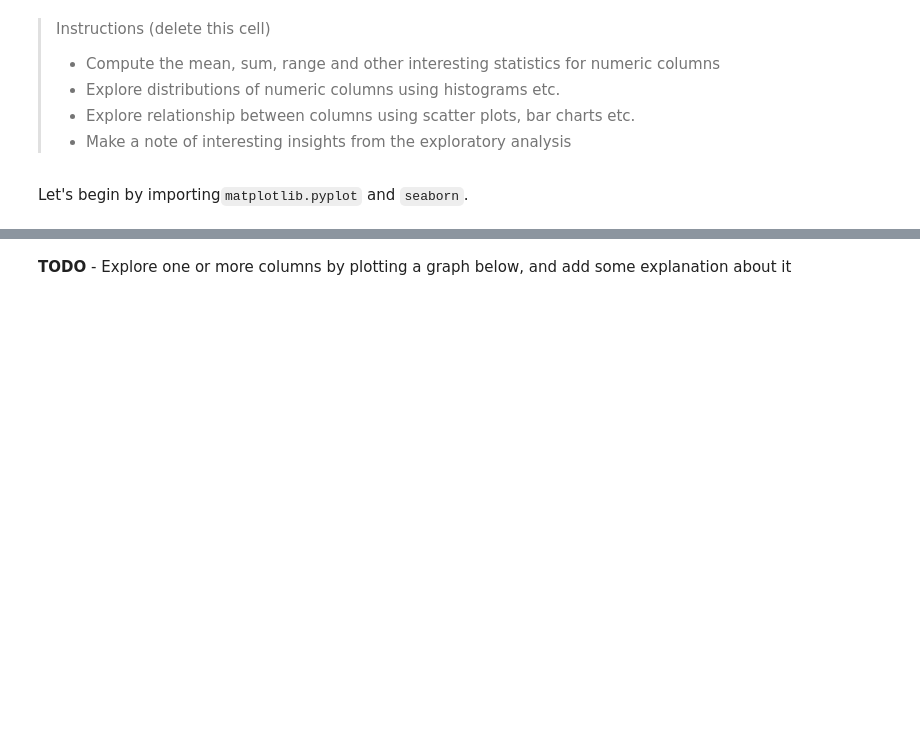
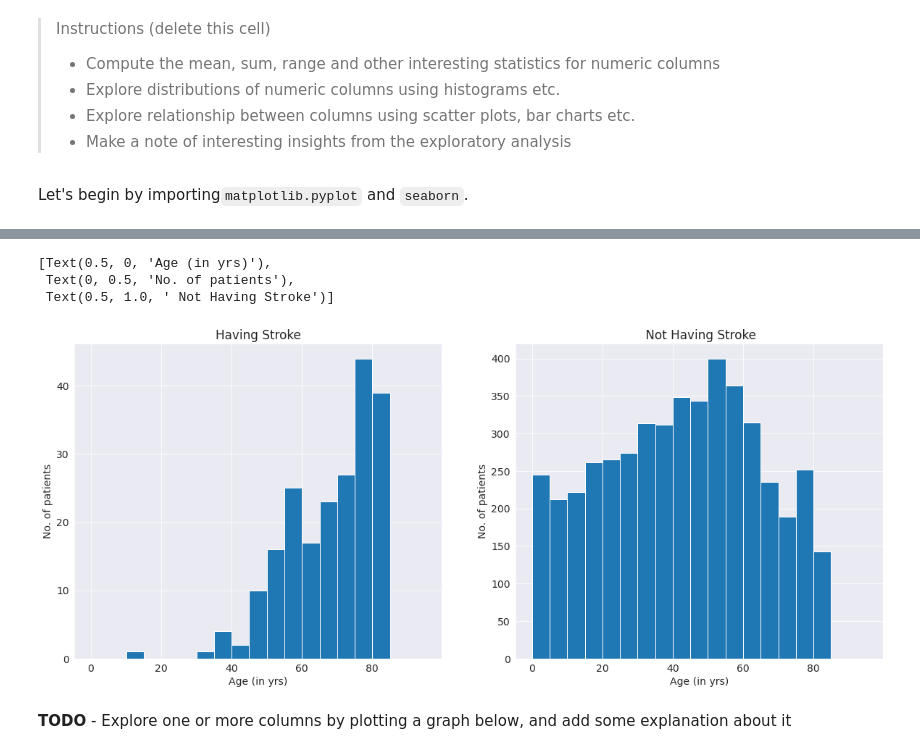
Before and after one commit to aamleen/Stroke-Analysis-and-Prediction, a Jupyter notebook: stroke_analysis_and_prediction.ipynb, the cells around one changed output, grey strips where cells are left out. Cells and saved outputs as stored; diff of their text form; code cells hidden in the pictures; blank space fills up the shorter version.

```diff
--- a/stroke_analysis_and_prediction.ipynb
+++ b/stroke_analysis_and_prediction.ipynb
@@ -405,3 +470,16 @@ matplotlib.rcParams['figure.facecolor'] = '#00000000'
+# %%
+fig,axes=plt.subplots(1,2,figsize=(20,8))
+
+axes[0].hist(having_stroke_df.age,bins=np.arange(0,100, 5))
+axes[0].set(xlabel="Age (in yrs)",ylabel="No. of patients",title="Having Stroke")
+
+axes[1].hist(not_having_stroke_df.age,bins=np.arange(0,100, 5))
+axes[1].set(xlabel="Age (in yrs)",ylabel="No. of patients",title=" Not Having Stroke")
+# %% [output]
+[Text(0.5, 0, 'Age (in yrs)'),
+ Text(0, 0.5, 'No. of patients'),
+ Text(0.5, 1.0, ' Not Having Stroke')]
+[figure, added]
 # %% [markdown]
 **TODO** - Explore one or more columns by plotting a graph below, and add some explanation about it
 # %% [markdown]
```
Also changed, not shown: parts of 10 cells of this notebook.
